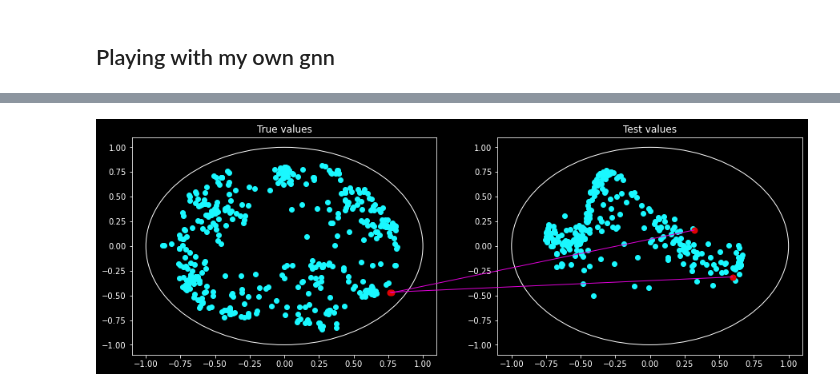
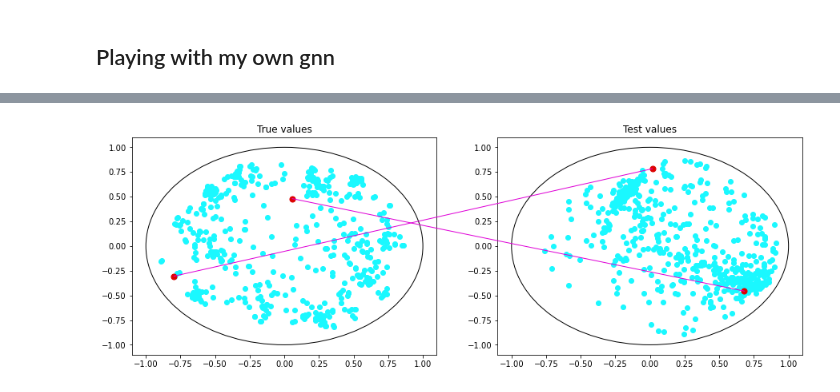
Before and after one commit to GiorgioCerro/hyparticle-net, a Jupyter notebook: playing_with_gnn.ipynb, the cells around one changed output, grey strips where cells are left out. Cells and saved outputs as stored; diff of their text form; code cells hidden in the pictures.

```diff
--- a/playing_with_gnn.ipynb
+++ b/playing_with_gnn.ipynb
@@ -84,6 +0,0 @@ class gnn(torch.nn.Module):
-# %%
-device = torch.device('cuda' if torch.cuda.is_available() else 'cpu')
-model = gnn(4,64,64,2).to(device)
-model.double()
-#optimizer = torch.optim.SGD(model.parameters(),lr=0.01,momentum=0.9,weight_decay=5e-4)
-optimizer = torch.optim.Adam(model.parameters(), lr=0.01, weight_decay=5e-4)
@@ -206,6 +5,7 @@ loss is: 6.381307601928711
 # %%
 import torch
 from torch_geometric.loader import DataLoader
+from torch_geometric.utils import to_dense_adj
 import torch.nn.functional as F
 import pytorch_lightning as pl
 from pytorch_lightning.callbacks import TQDMProgressBar
@@ -217,9 +17,10 @@ from optimizer.radam import RiemannianAdam
 
 import numpy as np
 from time import time
+from tqdm import tqdm
 import matplotlib.pyplot as plt
 from matplotlib.patches import Circle,ConnectionPatch
-plt.style.use('dark_background')
+#plt.style.use('dark_background')
 # %%
 manifold = PoincareBall() #initialise the manifold
 
@@ -354,13 +214,13 @@ IPU available: False, using: 0 IPUs
 # %%
-PATH = 'scripts/lightning/model.ckpt'
-old_dict = torch.load(PATH)['state_dict']
-from collections import OrderedDict
-new_state_dict = OrderedDict()
-for k, v in old_dict.items():
-    name = k[8:] # remove `module.`
-    new_state_dict[name] = v
+def model_load(PATH):
+    old_dict = torch.load(PATH)['state_dict']
+    from collections import OrderedDict
+    new_state_dict = OrderedDict()
+    for k, v in old_dict.items():
+        name = k[8:] # remove `module.`
+        new_state_dict[name] = v
 
-model = hgcn(manifold, 4, 64, 2).double()
-
-model.load_state_dict(new_state_dict)
-model.eval()
+    model = hgcn(manifold, 4, 32, 2).double()
+    model.load_state_dict(new_state_dict)
+    model.eval()
+    return model
@@ -382,36 +227,37 @@ hgcn(
 # %%
 checking = ParticleDataset('data/test','background')
-data = checking.__getitem__(2)
+data = checking.__getitem__(1)
 
-#hyp_gcn = hgcn(manifold, 4, 64, 2).double()
-#hgcn.eval()
+PATH = 'scripts/lightning/m_local_agg_6knn.ckpt'
+model = model_load(PATH)
+#output = hyper_gcn(data)
 output = model(data)
 
 fig,ax = plt.subplots(1,2,figsize=(15,5))
 ax = ax.flatten()
 ax[0].scatter(data.y[:,0],data.y[:,1],alpha=1,color='#1AF8FF')
 ax[0].set_title('True values')
 
 test = output.detach().clone()
 ax[1].scatter(test[:,0],test[:,1],alpha=1,color='#1AF8FF')
 ax[1].set_title('Test values')
 
-disk = Circle((0,0),1,color='white',fill=False)
-disk2 = Circle((0,0),1,color='white',fill=False)
+disk = Circle((0,0),1,color='black',fill=False)
+disk2 = Circle((0,0),1,color='black',fill=False)
 
 ax[0].add_patch(disk)
 ax[1].add_patch(disk2)
 
 idxs = [0,1]
 for idx00 in idxs:
     xy_left = data.y[idx00]
     xy_right = test[idx00]
 
     ax[0].scatter(xy_left[0],xy_left[1],alpha=1,color='#DF0101',s = 50)
     ax[1].scatter(xy_right[0],xy_right[1],s=50,c='#DF0101') #change color
     con = ConnectionPatch(xyA=xy_left, coordsA=ax[0].transData,xyB=xy_right, coordsB=ax[1].transData,color='#DF01D7')
     fig.add_artist(con)
 
 plt.show()
 # %% [output]
-[figure, old version]
+[figure, new version]
```
Also changed, not shown: parts of 47 cells of this notebook, 8 other files.
